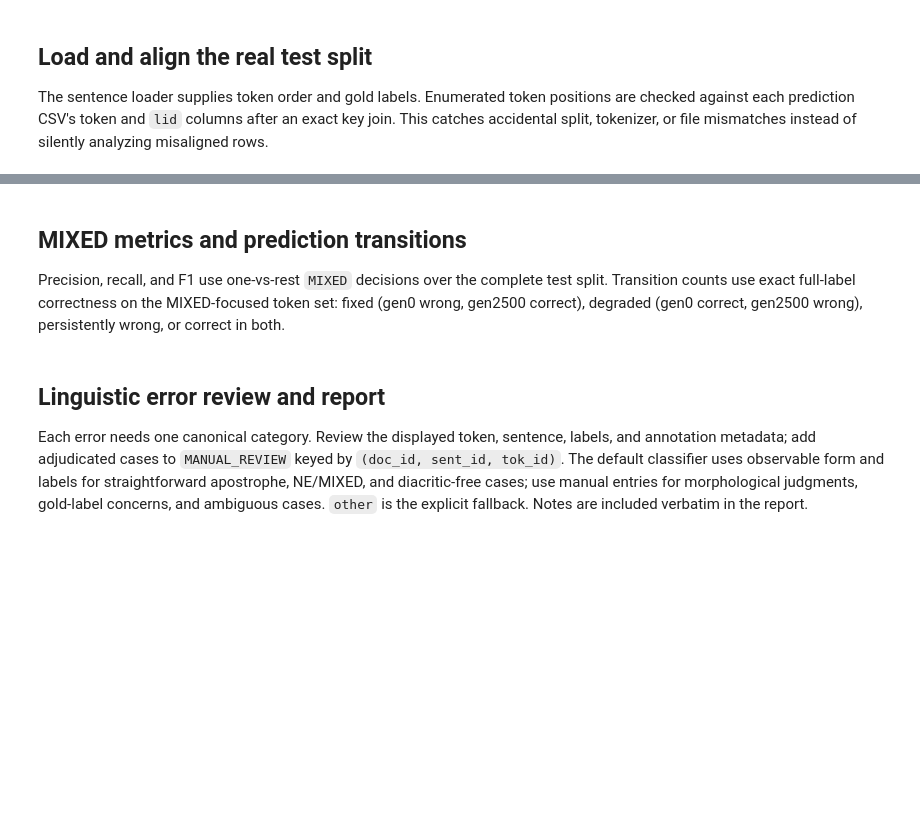
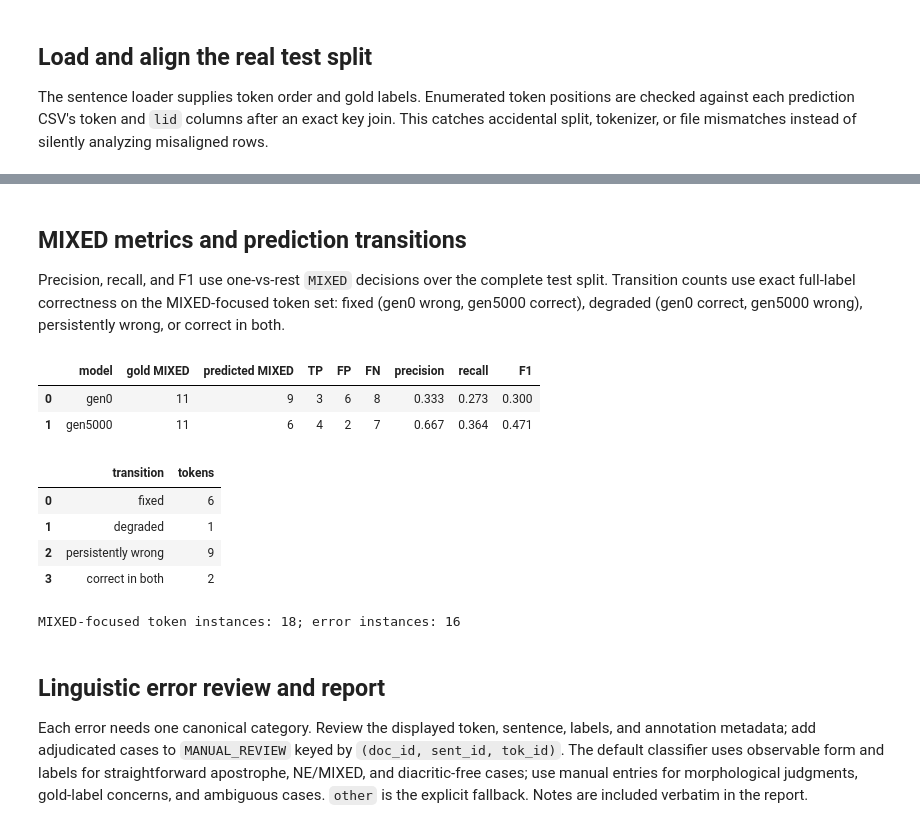
Before and after one commit to ShahemHassoun/TR-EN-CodeSwitch-LID, a Jupyter notebook: notebooks/error_analysis.ipynb, the cells around one changed output, grey strips where cells are left out. Drawn from its saved outputs; the diff is of its cells as text; code cells hidden in the pictures; blank space fills up the shorter version.

```diff
--- a/notebooks/error_analysis.ipynb
+++ b/notebooks/error_analysis.ipynb
@@ -87,7 +97,7 @@ display(aligned.head())
 # %% [markdown]
 ## MIXED metrics and prediction transitions
 
-Precision, recall, and F1 use one-vs-rest `MIXED` decisions over the complete test split. Transition counts use exact full-label correctness on the MIXED-focused token set: fixed (gen0 wrong, gen2500 correct), degraded (gen0 correct, gen2500 wrong), persistently wrong, or correct in both.
+Precision, recall, and F1 use one-vs-rest `MIXED` decisions over the complete test split. Transition counts use exact full-label correctness on the MIXED-focused token set: fixed (gen0 wrong, gen5000 correct), degraded (gen0 correct, gen5000 wrong), persistently wrong, or correct in both.
 # %%
 def mixed_metrics(frame, prediction_column):
     gold_mixed = frame["gold"].eq("MIXED")
@@ -101,38 +111,48 @@ def mixed_metrics(frame, prediction_column):
     return {
         "model": prediction_column,
         "gold MIXED": int(gold_mixed.sum()),
         "predicted MIXED": int(pred_mixed.sum()),
         "TP": true_positive,
         "FP": false_positive,
         "FN": false_negative,
         "precision": precision,
         "recall": recall,
         "F1": f1,
     }
 
 metrics = pd.DataFrame([mixed_metrics(aligned, model) for model in RUNS])
 display(metrics.style.format({"precision": "{:.3f}", "recall": "{:.3f}", "F1": "{:.3f}"}))
 
 candidate_mask = aligned[["gold", *RUNS.keys()]].eq("MIXED").any(axis=1)
 candidates = aligned.loc[candidate_mask].copy()
 candidates["gen0_correct"] = candidates["gen0"].eq(candidates["gold"])
-candidates["gen2500_correct"] = candidates["gen2500"].eq(candidates["gold"])
+candidates["gen5000_correct"] = candidates["gen5000"].eq(candidates["gold"])
 def transition(row):
-    if not row["gen0_correct"] and row["gen2500_correct"]:
+    if not row["gen0_correct"] and row["gen5000_correct"]:
         return "fixed"
-    if row["gen0_correct"] and not row["gen2500_correct"]:
+    if row["gen0_correct"] and not row["gen5000_correct"]:
         return "degraded"
-    if not row["gen0_correct"] and not row["gen2500_correct"]:
+    if not row["gen0_correct"] and not row["gen5000_correct"]:
         return "persistently wrong"
     return "correct in both"
 
 candidates["transition"] = candidates.apply(transition, axis=1)
 transition_counts = candidates["transition"].value_counts().reindex(
     ["fixed", "degraded", "persistently wrong", "correct in both"], fill_value=0
 ).rename_axis("transition").reset_index(name="tokens")
 display(transition_counts)
-errors = candidates.loc[~(candidates["gen0_correct"] & candidates["gen2500_correct"])].copy()
+errors = candidates.loc[~(candidates["gen0_correct"] & candidates["gen5000_correct"])].copy()
 print(f"MIXED-focused token instances: {len(candidates)}; error instances: {len(errors)}")
+# %% [output]
+|  | model | gold MIXED | predicted MIXED | TP | FP | FN | precision | recall | F1 |
+| 0 | gen0 | 11 | 9 | 3 | 6 | 8 | 0.333 | 0.273 | 0.300 |
+| 1 | gen5000 | 11 | 6 | 4 | 2 | 7 | 0.667 | 0.364 | 0.471 |
+|  | transition | tokens |
+| 0 | fixed | 6 |
+| 1 | degraded | 1 |
+| 2 | persistently wrong | 9 |
+| 3 | correct in both | 2 |
+MIXED-focused token instances: 18; error instances: 16
 # %% [markdown]
 ## Linguistic error review and report
 
```
Also changed, not shown: parts of 5 cells of this notebook, 4 other files.
